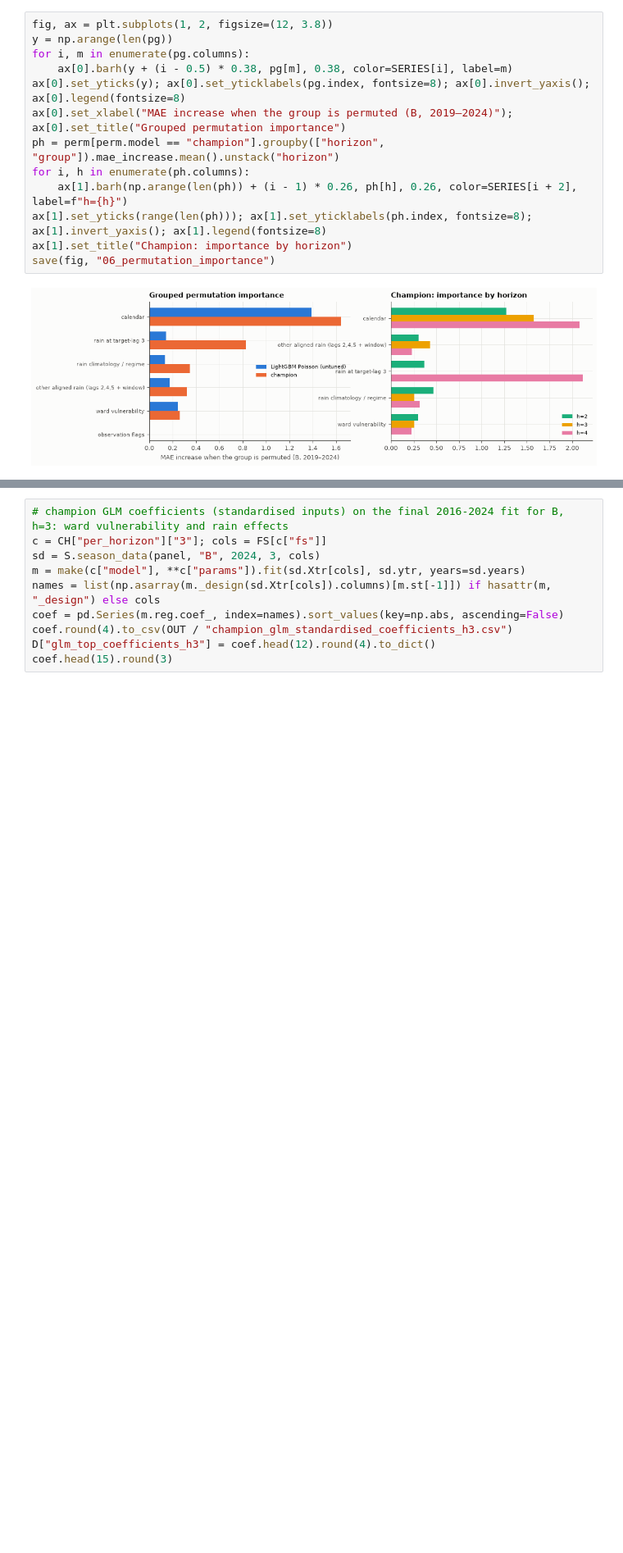
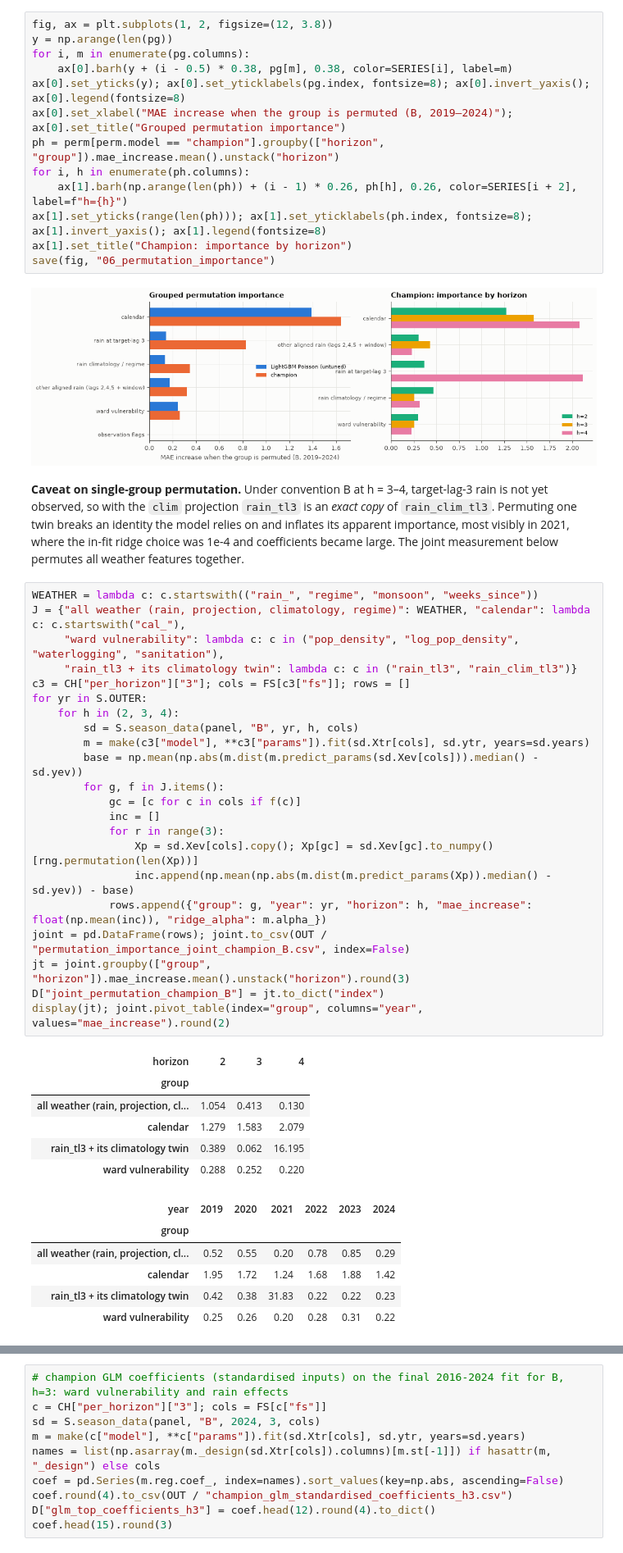
Before and after one commit to A-K-M-Asifuzzaman/EDU_HACKATHON, a Jupyter notebook: notebooks/08_model_diagnostics.ipynb, the cells around one changed output, grey strips where cells are left out. Shown at 82% size. Saved outputs shown, nothing was run; the diff lists cells and outputs as text; blank space fills up the shorter version.

```diff
--- a/notebooks/08_model_diagnostics.ipynb
+++ b/notebooks/08_model_diagnostics.ipynb
@@ -312,3 +312,43 @@ ax[1].set_title("Champion: importance by horizon")
 save(fig, "06_permutation_importance")
 # %% [output]
 [figure]
+# %% [markdown]
+**Caveat on single-group permutation.** Under convention B at h = 3–4, target-lag-3 rain is not yet observed, so with the
+`clim` projection `rain_tl3` is an *exact copy* of `rain_clim_tl3`. Permuting one twin breaks an identity the model relies on and
+inflates its apparent importance, most visibly in 2021, where the in-fit ridge choice was 1e-4 and coefficients became large. The
+joint measurement below permutes all weather features together.
+# %%
+WEATHER = lambda c: c.startswith(("rain_", "regime", "monsoon", "weeks_since"))
+J = {"all weather (rain, projection, climatology, regime)": WEATHER, "calendar": lambda c: c.startswith("cal_"),
+     "ward vulnerability": lambda c: c in ("pop_density", "log_pop_density", "waterlogging", "sanitation"),
+     "rain_tl3 + its climatology twin": lambda c: c in ("rain_tl3", "rain_clim_tl3")}
+c3 = CH["per_horizon"]["3"]; cols = FS[c3["fs"]]; rows = []
+for yr in S.OUTER:
+    for h in (2, 3, 4):
+        sd = S.season_data(panel, "B", yr, h, cols)
+        m = make(c3["model"], **c3["params"]).fit(sd.Xtr[cols], sd.ytr, years=sd.years)
+        base = np.mean(np.abs(m.dist(m.predict_params(sd.Xev[cols])).median() - sd.yev))
+        for g, f in J.items():
+            gc = [c for c in cols if f(c)]
+            inc = []
+            for r in range(3):
+                Xp = sd.Xev[cols].copy(); Xp[gc] = sd.Xev[gc].to_numpy()[rng.permutation(len(Xp))]
+                inc.append(np.mean(np.abs(m.dist(m.predict_params(Xp)).median() - sd.yev)) - base)
+            rows.append({"group": g, "year": yr, "horizon": h, "mae_increase": float(np.mean(inc)), "ridge_alpha": m.alpha_})
+joint = pd.DataFrame(rows); joint.to_csv(OUT / "permutation_importance_joint_champion_B.csv", index=False)
+jt = joint.groupby(["group", "horizon"]).mae_increase.mean().unstack("horizon").round(3)
+D["joint_permutation_champion_B"] = jt.to_dict("index")
+display(jt); joint.pivot_table(index="group", columns="year", values="mae_increase").round(2)
+# %% [output]
+| horizon | 2 | 3 | 4 |
+| group |  |  |  |
+| all weather (rain, projection, cl... | 1.054 | 0.413 | 0.130 |
+| calendar | 1.279 | 1.583 | 2.079 |
+| rain_tl3 + its climatology twin | 0.389 | 0.062 | 16.195 |
+| ward vulnerability | 0.288 | 0.252 | 0.220 |
+| year | 2019 | 2020 | 2021 | 2022 | 2023 | 2024 |
+| group |  |  |  |  |  |  |
+| all weather (rain, projection, cl... | 0.52 | 0.55 | 0.20 | 0.78 | 0.85 | 0.29 |
+| calendar | 1.95 | 1.72 | 1.24 | 1.68 | 1.88 | 1.42 |
+| rain_tl3 + its climatology twin | 0.42 | 0.38 | 31.83 | 0.22 | 0.22 | 0.23 |
+| ward vulnerability | 0.25 | 0.26 | 0.20 | 0.28 | 0.31 | 0.22 |
```
Also changed, not shown: parts of 4 cells of this notebook, 9 other files.
